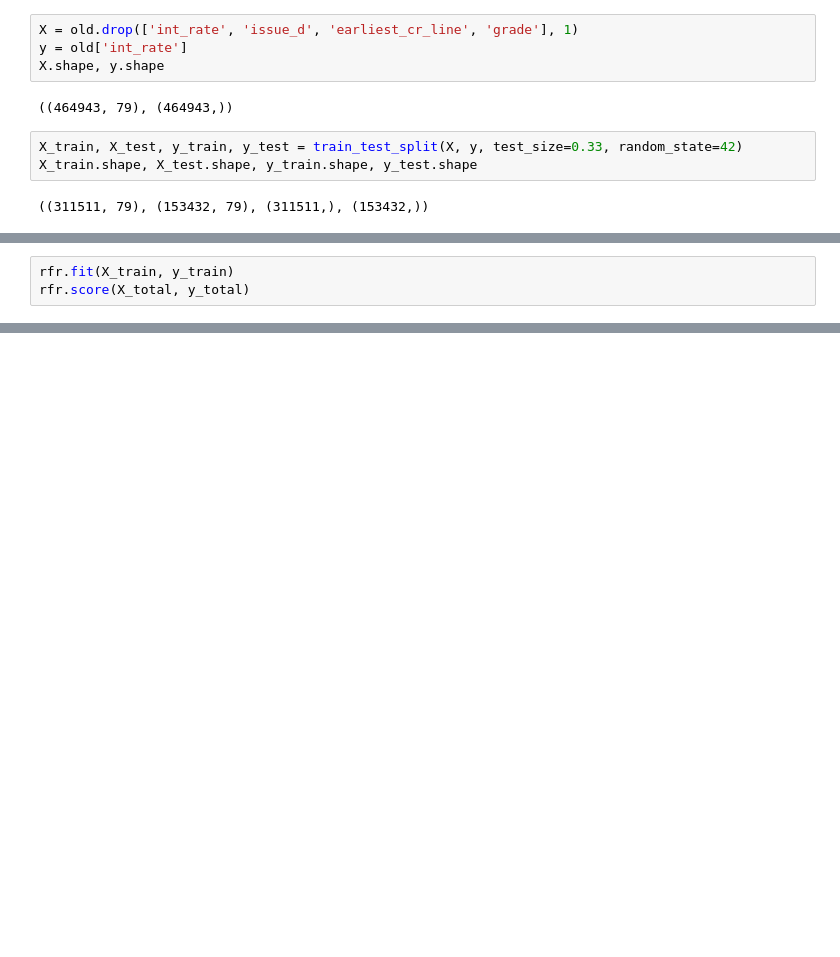
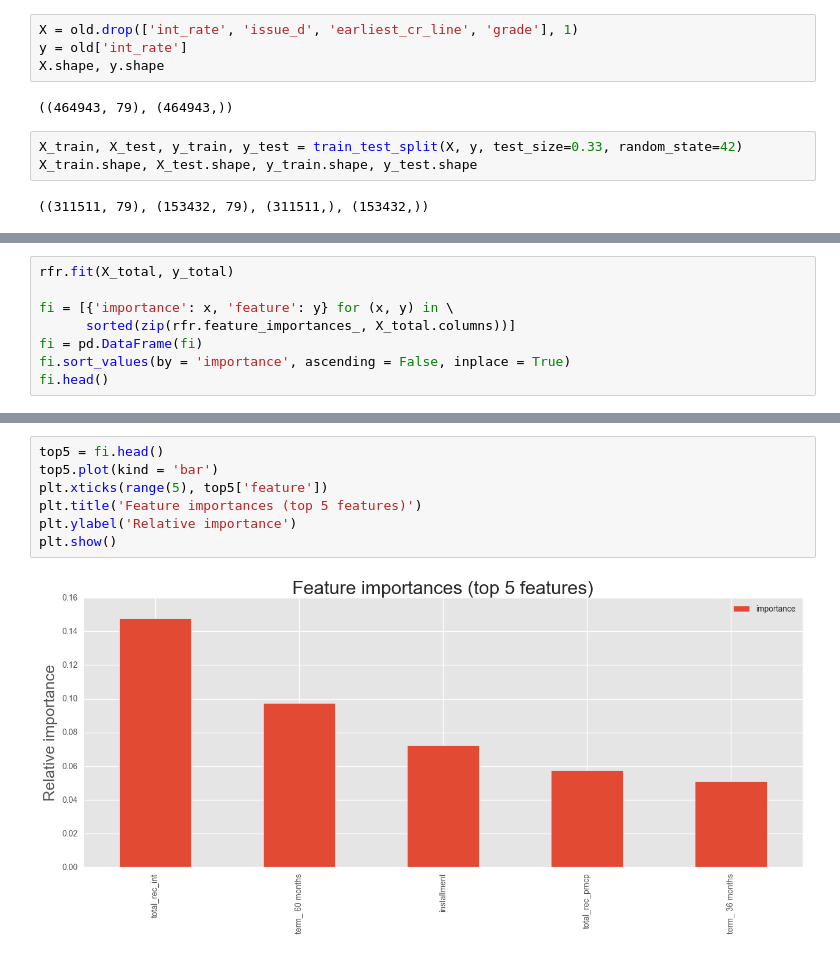
Before and after one commit to QuinnLee/cs109a-Project, a Jupyter notebook: notebooks/5-aa-second_model.ipynb, the cells around one changed output, grey strips where cells are left out. Cells and saved outputs as stored; diff of their text form; blank space fills up the shorter version.

Commit message:
Final model and feat imp graph

```diff
--- a/notebooks/5-aa-second_model.ipynb
+++ b/notebooks/5-aa-second_model.ipynb
@@ -124,3 +128,0 @@ Accuracy: 0.68 (+/- 0.10)
-# %%
-rfr.fit(X_train, y_train)
-rfr.score(X_total, y_total)
@@ -148,0 +132,8 @@ sorted(zip(rfr.feature_importances_, X_total.columns), key=lambda x: x[0])
+# %%
+rfr.fit(X_total, y_total)
+
+fi = [{'importance': x, 'feature': y} for (x, y) in \
+      sorted(zip(rfr.feature_importances_, X_total.columns))]
+fi = pd.DataFrame(fi)
+fi.sort_values(by = 'importance', ascending = False, inplace = True)
+fi.head()
@@ -148,0 +147,9 @@ sorted(zip(rfr.feature_importances_, X_total.columns), key=lambda x: x[0])
+# %%
+top5 = fi.head()
+top5.plot(kind = 'bar')
+plt.xticks(range(5), top5['feature'])
+plt.title('Feature importances (top 5 features)')
+plt.ylabel('Relative importance')
+plt.show()
+# %% [output]
+[figure, added]
```
Also changed, not shown: parts of 8 cells of this notebook.
